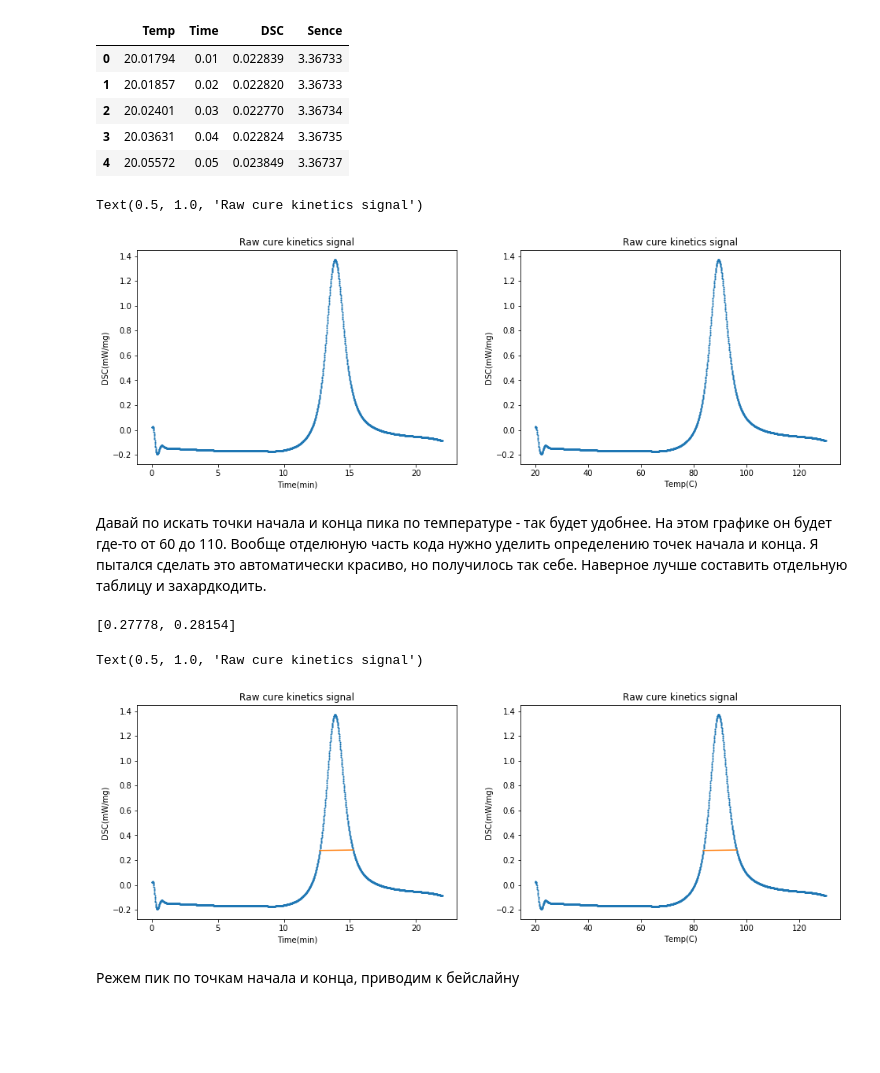
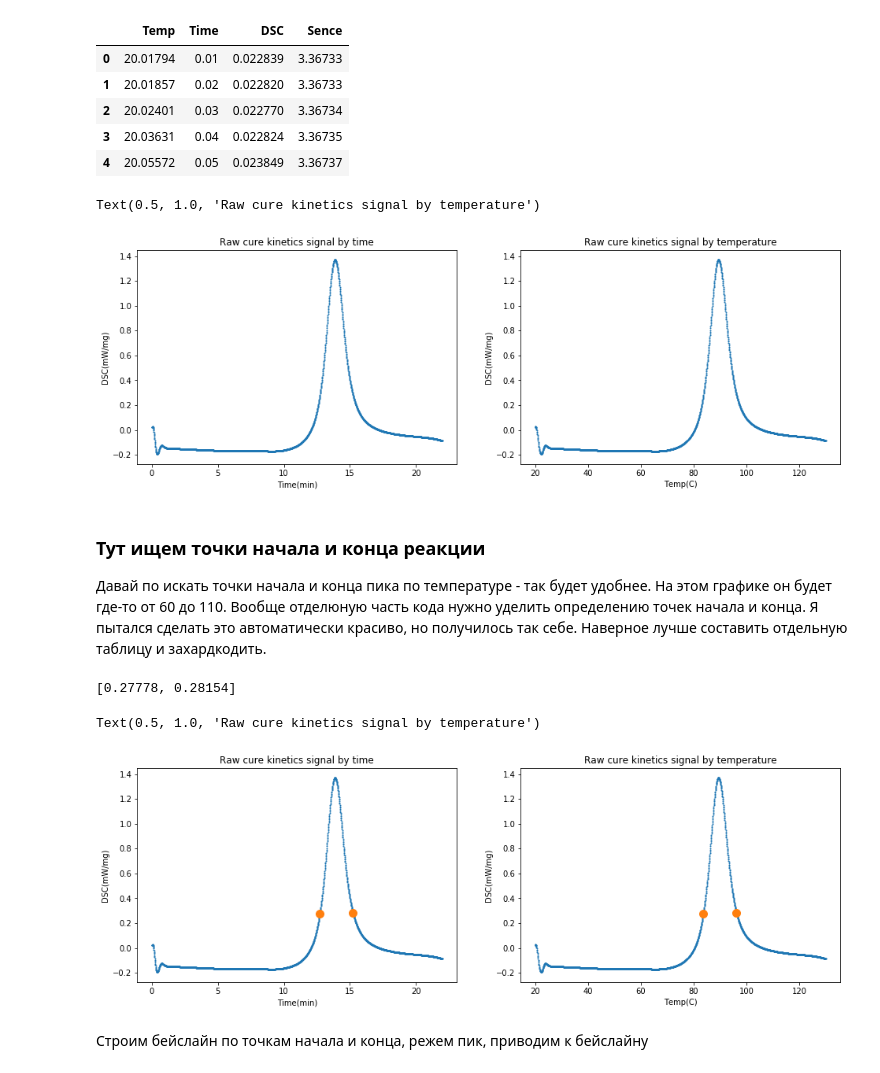
Before and after one commit to YarikineZ/DS_final_project, a Jupyter notebook: Final project.ipynb, the cells around one changed output. Cells and saved outputs as stored; diff of their text form; code cells hidden in the pictures; blank space fills up the shorter version.

```diff
--- a/Final project.ipynb
+++ b/Final project.ipynb
@@ -27,50 +27,52 @@ fig, ax = plt.subplots(1, 2, figsize = (16, 5))
 ax[0].set_xlabel("Time(min)")
 ax[0].set_ylabel('DSC(mW/mg)')
 ax[0].plot(df['Time'], df['DSC'], "o", markersize=1)
-ax[0].set_title('Raw cure kinetics signal')
+ax[0].set_title('Raw cure kinetics signal by time')
 
 ax[1].set_xlabel("Temp(C)")
 ax[1].set_ylabel('DSC(mW/mg)')
 ax[1].plot(df['Temp'], df['DSC'], "o", markersize=1)
-ax[1].set_title('Raw cure kinetics signal')
+ax[1].set_title('Raw cure kinetics signal by temperature')
 # %% [output]
-Text(0.5, 1.0, 'Raw cure kinetics signal')
+Text(0.5, 1.0, 'Raw cure kinetics signal by temperature')
-[figure, old version]
+[figure, new version]
 # %% [markdown]
+### Тут ищем точки начала и конца реакции
+
 Давай по искать точки начала и конца пика по температуре - так будет удобнее. На этом графике он будет где-то от 60 до 110. Вообще отделюную часть кода нужно уделить определению точек начала и конца. Я пытался сделать это автоматически красиво, но получилось так себе. Наверное лучше составить отдельную таблицу и захардкодить.
 # %%
 peaks_positive, _ = find_peaks(df['DSC'], height=1.2)
 peaks_width, width_heights, _, _ = peak_widths(df['DSC'], peaks_positive, rel_height = 0.75)
 
 peak_start = df['DSC'][df['DSC']>0.27737123].first_valid_index()
 peak_end = df['DSC'][df['DSC']>0.27737123].last_valid_index()
 
 
 print([df['DSC'][peak_start],df['DSC'][peak_end]])
 
 fig, ax = plt.subplots(1, 2, figsize = (16, 5))
 
 
 ax[0].plot(df['Time'], df['DSC'], "o", markersize=1, label = "Signal")
 ax[0].plot([df['Time'][peak_start],df['Time'][peak_end]],
                [df['DSC'][peak_start],df['DSC'][peak_end]],
-              label = "Baseline")
+              "o", markersize=10, label = "Baseline")
 ax[0].set_xlabel("Time(min)")
 ax[0].set_ylabel('DSC(mW/mg)')
-ax[0].set_title('Raw cure kinetics signal')
+ax[0].set_title('Raw cure kinetics signal by time')
 
 ax[1].plot(df['Temp'], df['DSC'], "o", markersize=1, label = "Signal")
 ax[1].plot([df['Temp'][peak_start],df['Temp'][peak_end]],
                [df['DSC'][peak_start],df['DSC'][peak_end]],
-                label = "Baseline")
+                "o", markersize=10, label = "Baseline")
 ax[1].set_xlabel("Temp(C)")
 ax[1].set_ylabel('DSC(mW/mg)')
-ax[1].set_title('Raw cure kinetics signal')
+ax[1].set_title('Raw cure kinetics signal by temperature')
 
 #TODO add legend on plots
 # %% [output]
 [0.27778, 0.28154]
-Text(0.5, 1.0, 'Raw cure kinetics signal')
+Text(0.5, 1.0, 'Raw cure kinetics signal by temperature')
-[figure, old version]
+[figure, new version]
 # %% [markdown]
-Режем пик по точкам начала и конца, приводим к бейслайну
+Строим бейслайн по точкам начала и конца, режем пик, приводим к бейслайну
```
Also changed, not shown: parts of 5 cells of this notebook.
